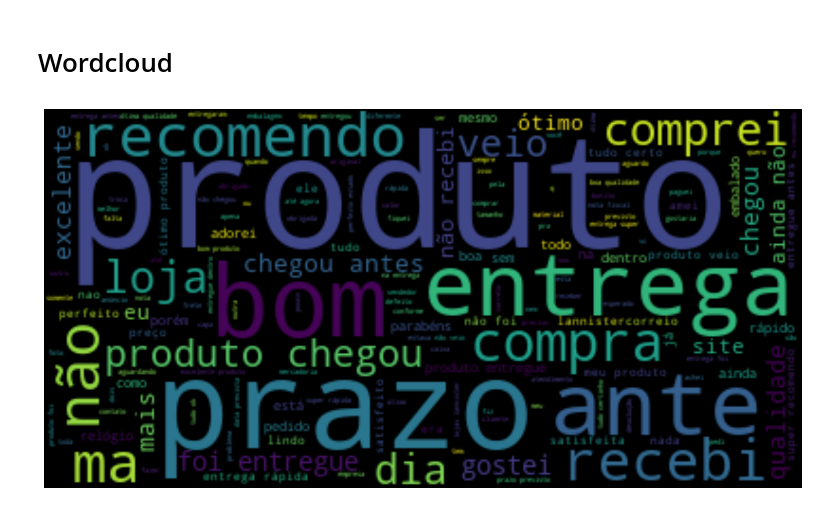
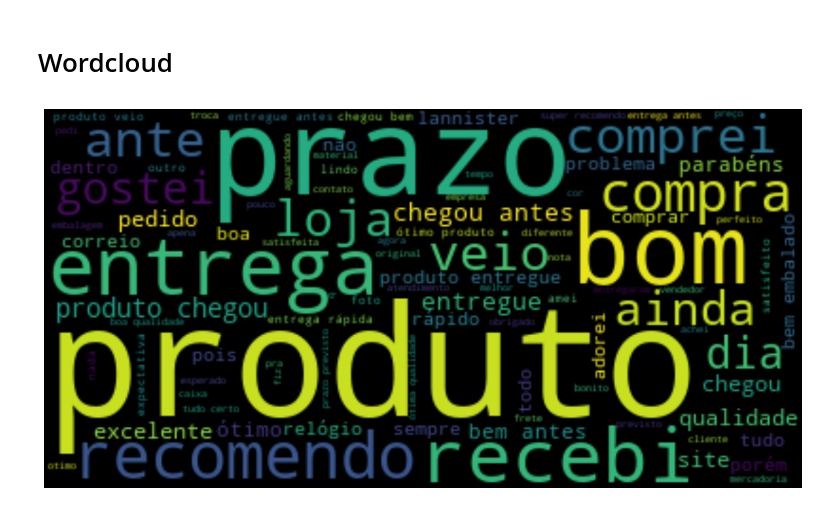
Before and after one commit to gabriela123-dev/brecom-analysis, a Jupyter notebook: brecom_analysis.ipynb, the cells around one changed output. Drawn from its saved outputs; the diff is of its cells as text; code cells hidden in the pictures.

```diff
--- a/brecom_analysis.ipynb
+++ b/brecom_analysis.ipynb
@@ -36,3 +52,6 @@ from wordcloud import WordCloud, STOPWORDS
+# %%
+stopwords = nltk.corpus.stopwords.words('portuguese')
+stopwords.append('')
 # %%
 !kaggle datasets download -d olistbr/brazilian-ecommerce -p D:\Adam\Estudos\ADA\tecprog\projeto\brecom-analysis\database --unzip
 # %% [output]
@@ -558,42 +577,11 @@ Name: count, Length: 611, dtype: int64
 # %% [markdown]
 # Wordcloud
 # %%
-stopwords = set(STOPWORDS)
-stopwords.update(['o',
-'e',
-'a',
-'i',
-'u',
-'de',
-'da',
-'do',
-'das',
-'dos',
-'um',
-'uma',
-'uns',
-'umas',
-'que',
-'muito',
-'em',
-'é',
-'por',
-'bem',
-'se',
-'só',
-'pois',
-'pelo',
-'os',
-'as',
-'estou',
-'para',
-'ao',
-'à'])
 all_reviews = " ".join(order_reviews.dropna().review_comment_message).lower().replace(".", ""). replace(",", "")
 wordcloud = WordCloud(stopwords=stopwords).generate(all_reviews)
 
 fig, ax = plt.subplots(figsize=(16,9))
 ax.imshow(wordcloud, interpolation="bilinear")
 ax.set_axis_off()
 # %% [output]
-[figure, old version]
+[figure, new version]
```
Also changed, not shown: parts of 4 cells of this notebook, 1 other file.
